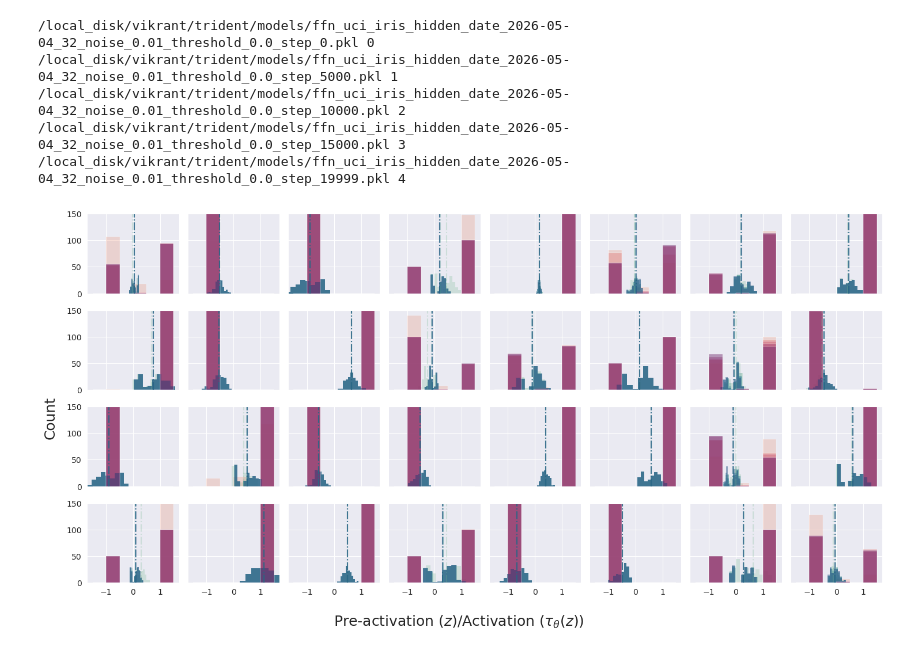
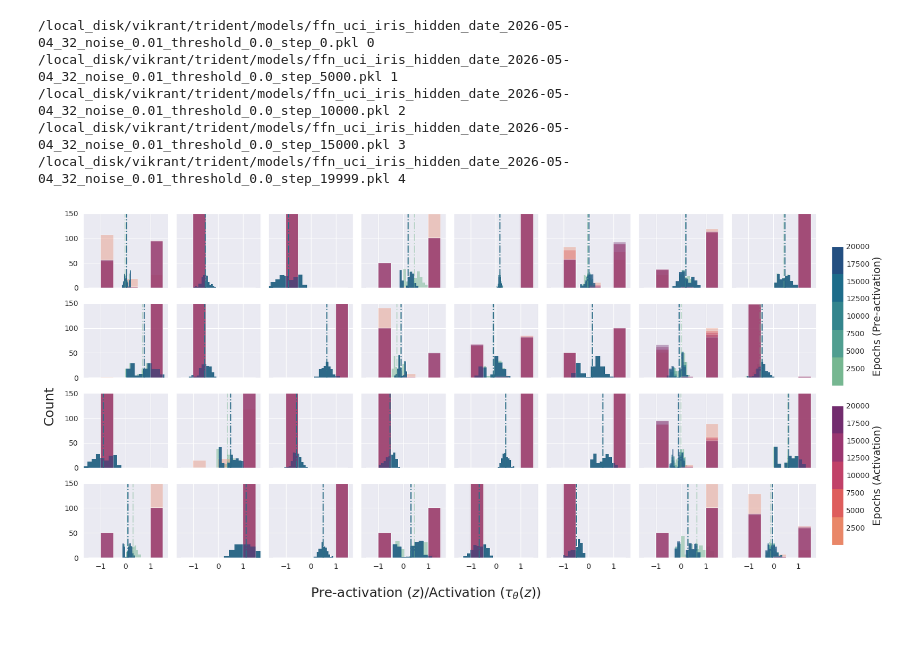
Before and after one commit to vjaltare/sawy, a Jupyter notebook: notebooks/uci_iris_figures.ipynb, the cells around one changed output. Saved outputs shown, nothing was run; the diff lists cells and outputs as text; code cells hidden in the pictures.

```diff
--- a/notebooks/uci_iris_figures.ipynb
+++ b/notebooks/uci_iris_figures.ipynb
@@ -274,13 +272,20 @@ activations_pal = sns.color_palette("flare", len(models_list))
 bins_arr = [-1.5, -1, -0.5, 0, 0.5, 1, 1.5]
 stat_str = 'count'
 
+# --- 1. Setup Colorbar mapping ---
+# Mapping 0 -> num_models to 1 -> 20,000 epochs
+norm = mpl.colors.Normalize(vmin=1, vmax=20000)
+# Create the colormaps from your palettes
+crest_cmap = mpl.colors.ListedColormap(logits_pal.as_hex())
+flare_cmap = mpl.colors.ListedColormap(activations_pal.as_hex())
+
 for e in range(len(models_list)):
     for i, axs in enumerate(ax.ravel()):
 
         # dynamic alpha: let is got from 0.15 -> 0.75
         min_alpha = 0.25
         max_alpha = 0.5
-        alpha_ = min_alpha + (max_alpha - min_alpha) * e / len(models_list)
+        alpha_ = 0.5 #min_alpha + (max_alpha - min_alpha) * e / len(models_list)
 
         sns.histplot(logits_[e, :, i],
                      ax=axs,
@@ -288,38 +293,56 @@ for e in range(len(models_list)):
                      alpha=alpha_,
                     #  kde=True,
                      edgecolor=None,
-                     linewidth=0,
+                     linewidth=0.0,
                      stat=stat_str,
                     #  bins=bins_arr,
                     #  kde_kws={'alpha': alpha_},
                     #  line_kws={'linewidth': alpha_*2}
                      )
-        axs.axvline(x=jnp.mean(logits_[e, :, i]), color=logits_pal[e], alpha=alpha_, linestyle="-.")
+        axs.axvline(x=jnp.mean(logits_[e, :, i]), color=logits_pal[e], alpha=alpha_*0.75, linestyle="-.", lw=1.5)
 
         sns.histplot(activations_[e, :, i],
                      ax=axs,
                      color=activations_pal[e],
-                     alpha=alpha_,
+                     alpha=alpha_*0.75,
                      edgecolor=None,
                      linewidth=0.2,
                      bins = bins_arr,
                     #  binrange=(-1, 1),
                      stat=stat_str
                      )
 
 
 
         axs.set_xlim(-1.7, 1.7)
         # axs.set_ylim(0, 5)
         axs.set_ylim(0, 150)
         axs.set_ylabel("")
 
         # sns.despine(ax=axs, offset=10, trim=True)
 # plt.text(x=10, y=10, s="Count", ha='center', va='center', fontsize=18)
 fig.supylabel("Count", fontsize=18)
 fig.supxlabel(r"Pre-activation ($z$)/Activation ($\tau_\theta(z)$)", fontsize=18)
-plt.tight_layout(rect=[0.01, 0.01, 1, 1])
+
+# --- 2. Add the Colorbars ---
+# Create axes for colorbars [left, bottom, width, height]
+# We position them on the right side of the figure
+cax1 = fig.add_axes([1.01, 0.55, 0.015, 0.35]) # Crest colorbar
+cax2 = fig.add_axes([1.01, 0.15, 0.015, 0.35]) # Flare colorbar
+
+sm1 = mpl.cm.ScalarMappable(norm=norm, cmap=crest_cmap)
+sm2 = mpl.cm.ScalarMappable(norm=norm, cmap=flare_cmap)
+
+cbar1 = fig.colorbar(sm1, cax=cax1, orientation='vertical')
+cbar1.set_label("Epochs (Pre-activation)", size=14)
+cax1.tick_params(size=0)
+
+cbar2 = fig.colorbar(sm2, cax=cax2, orientation='vertical', label='Epochs (Activation)')
+cbar2.set_label("Epochs (Activation)", size=14)
+cax2.tick_params(size=0)
+
+plt.tight_layout(rect=[0.01, 0.01, 1.01, 1.01])
 
 # fig.savefig(os.path.join(FIGURES_PATH, f"uci_iris_activation_during_learning_{today}.png"), dpi=300, bbox_inches='tight')
 # %% [output]
-[figure, old version]
+[figure, new version]
```
Also changed, not shown: parts of 11 cells of this notebook.
